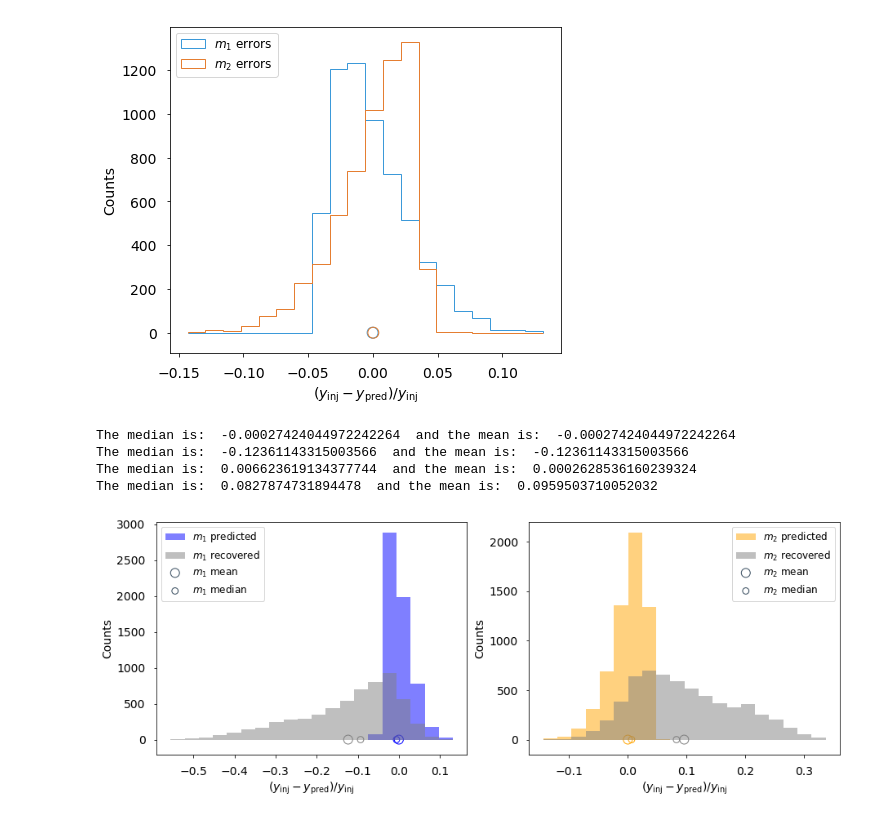
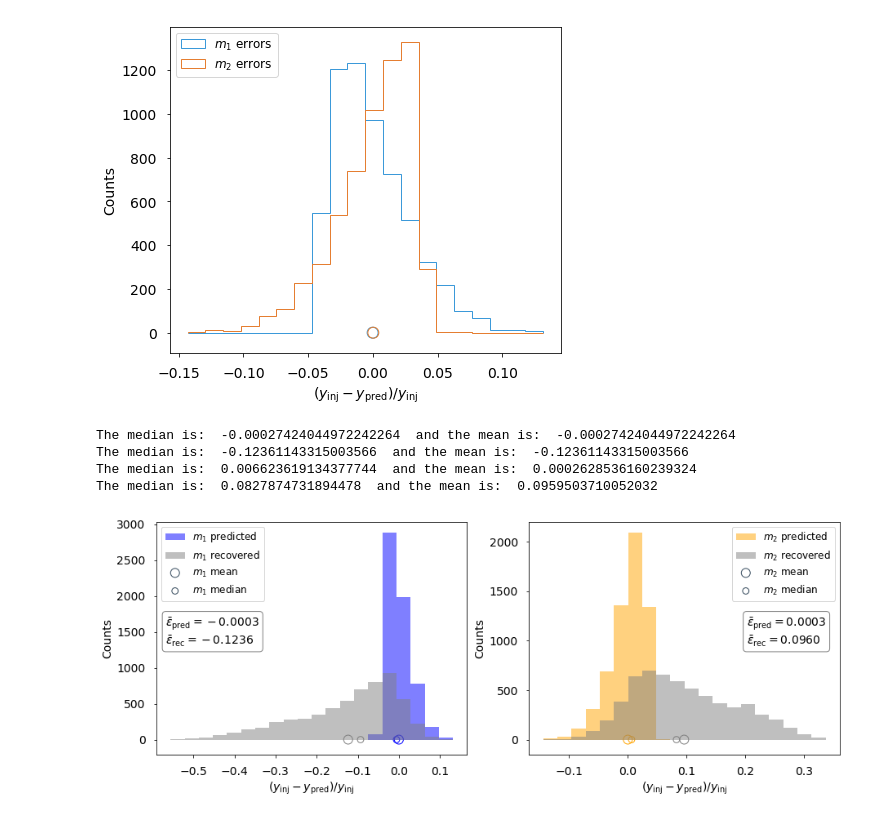
Before and after one commit to PhoenixBirdCreations/IPAM2021_ML, a Jupyter notebook: algo/GPR/gpytorch/notebooks/errors.ipynb, the cells around one changed output. Drawn from its saved outputs; the diff is of its cells as text; code cells hidden in the pictures.

Commit message:
Add stats and partial real data analysis

```diff
--- a/algo/GPR/gpytorch/notebooks/errors.ipynb
+++ b/algo/GPR/gpytorch/notebooks/errors.ipynb
@@ -381,9 +381,9 @@ The median is:  0.006623619134377744  and the mean is:  0.0002628536160239324
 # %%
 fig, axis = plt.subplots(1,2, figsize=(15,5.25))
 
-combined_epsilons = [rel_err[:,0], rec_rel_err[:,0]]
+combined_epsilons1 = [rel_err[:,0], rec_rel_err[:,0]]
 
-hist, bins, _ = axis[0].hist(combined_epsilons, 20)
+hist, bins, _ = axis[0].hist(combined_epsilons1, 20)
 axis[0].clear()
 axis[0].set_xlabel(r'$\left(y_{\mathrm{inj}}-y_{\mathrm{pred}}\right)/y_{\mathrm{inj}}$', fontsize=14)
 axis[0].set_ylabel(r'Counts', fontsize=14)
@@ -392,11 +392,11 @@ styles = ['-','-']
 labels = ['$m_1$ predicted','$m_1$ recovered']
 
 color = ['blue','gray']
-for i in range(len(combined_epsilons)):
-    axis[0].hist(combined_epsilons[i], bins=bins, label=labels[i], ls=styles[i],facecolor=color[i], alpha=0.5)
-    point = axis[0].scatter(x=np.mean(combined_epsilons[i]), y=0, s=120, facecolors='none', edgecolors=color[i])
-    points = axis[0].scatter(x=np.median(combined_epsilons[i]), y=0, s=60, facecolors='none', edgecolors=color[i])
-    print('The median is: ',np.mean(combined_epsilons[i]), ' and the mean is: ',np.mean(combined_epsilons[i]))
+for i in range(len(combined_epsilons1)):
+    axis[0].hist(combined_epsilons1[i], bins=bins, label=labels[i], ls=styles[i],facecolor=color[i], alpha=0.5)
+    point = axis[0].scatter(x=np.mean(combined_epsilons1[i]), y=0, s=120, facecolors='none', edgecolors=color[i])
+    points = axis[0].scatter(x=np.median(combined_epsilons1[i]), y=0, s=60, facecolors='none', edgecolors=color[i])
+    print('The median is: ',np.mean(combined_epsilons1[i]), ' and the mean is: ',np.mean(combined_epsilons1[i]))
     point.set_clip_on(False)
     points.set_clip_on(False)
 
@@ -404,38 +404,55 @@ axis[0].scatter(x=[None],y=0, s=120, facecolors='none', color=color_cycle[0], la
 axis[0].scatter(x=[None],y=0, s=60, facecolors='none',color=color_cycle[0], label='$m_1$ median')
 
 axis[0].legend(ncol = 1, loc="upper left", fontsize=12)
 
 ###################
 
-combined_epsilons = [rel_err[:,1], rec_rel_err[:,1]]
+combined_epsilons2 = [rel_err[:,1], rec_rel_err[:,1]]
 
-hist, bins, _ = axis[1].hist(combined_epsilons, 20)
+hist, bins, _ = axis[1].hist(combined_epsilons2, 20)
 axis[1].clear()
 axis[1].set_xlabel(r'$\left(y_{\mathrm{inj}}-y_{\mathrm{pred}}\right)/y_{\mathrm{inj}}$', fontsize=14)
 axis[1].set_ylabel(r'Counts', fontsize=14)
 axis[1].tick_params(axis='both', which='major', labelsize=14, pad=10)
 styles = ['-','-']
 labels = ['$m_2$ predicted','$m_2$ recovered']
 
 
 color = ['orange','gray']
-for i in range(len(combined_epsilons)):
-    axis[1].hist(combined_epsilons[i], bins=bins, label=labels[i], ls=styles[i],facecolor=color[i], alpha=0.5)
-    point = axis[1].scatter(x=np.mean(combined_epsilons[i]), y=0, s=120, facecolors='none', edgecolors=color[i])
-    points = axis[1].scatter(x=np.median(combined_epsilons[i]), y=0, s=60, facecolors='none', edgecolors=color[i])
-    print('The median is: ',np.median(combined_epsilons[i]), ' and the mean is: ',np.mean(combined_epsilons[i]))
+for i in range(len(combined_epsilons2)):
+    axis[1].hist(combined_epsilons2[i], bins=bins, label=labels[i], ls=styles[i],facecolor=color[i], alpha=0.5)
+    point = axis[1].scatter(x=np.mean(combined_epsilons2[i]), y=0, s=120, facecolors='none', edgecolors=color[i])
+    points = axis[1].scatter(x=np.median(combined_epsilons2[i]), y=0, s=60, facecolors='none', edgecolors=color[i])
+    print('The median is: ',np.median(combined_epsilons2[i]), ' and the mean is: ',np.mean(combined_epsilons2[i]))
     point.set_clip_on(False)
     points.set_clip_on(False)
 
 axis[1].scatter(x=[None],y=0, s=120, facecolors='none', color=color_cycle[0], label='$m_2$ mean')
 axis[1].scatter(x=[None],y=0, s=60, facecolors='none',color=color_cycle[0], label='$m_2$ median')
 
 axis[1].legend(ncol = 1, loc="upper right", fontsize=12)
 
+
+textstr1 = '\n'.join((
+    r'$\bar{\epsilon}_{\mathrm{pred}}=%.4f$' % (np.mean(combined_epsilons1[0]), ),
+    r'$\bar{\epsilon}_{\mathrm{rec}}=%.4f$' % (np.mean(combined_epsilons1[1]), )))
+textstr2 = '\n'.join((
+    r'$\bar{\epsilon}_{\mathrm{pred}}=%.4f$' % (np.mean(combined_epsilons2[0]), ),
+    r'$\bar{\epsilon}_{\mathrm{rec}}=%.4f$' % (np.mean(combined_epsilons2[1]), )))
+
+props = dict(boxstyle='round', facecolor='white', alpha=0.5)
+
+axis[0].text(0.03, 0.6, textstr1, transform=axis[0].transAxes, fontsize=14,
+        verticalalignment='top', bbox=props)
+axis[1].text(0.7, 0.6, textstr2, transform=axis[1].transAxes, fontsize=14,
+        verticalalignment='top', bbox=props)
+
+outfile = '../figs/m1_m2_error_analysis_wboxes.pdf'
+plt.savefig(outfile, bbox_inches="tight")
 plt.show()
 # %% [output]
 The median is:  -0.00027424044972242264  and the mean is:  -0.00027424044972242264
 The median is:  -0.12361143315003566  and the mean is:  -0.12361143315003566
 The median is:  0.006623619134377744  and the mean is:  0.0002628536160239324
 The median is:  0.0827874731894478  and the mean is:  0.0959503710052032
-[figure, old version]
+[figure, new version]
```
Also changed, not shown: parts of 2 cells of this notebook, 4 other files.
